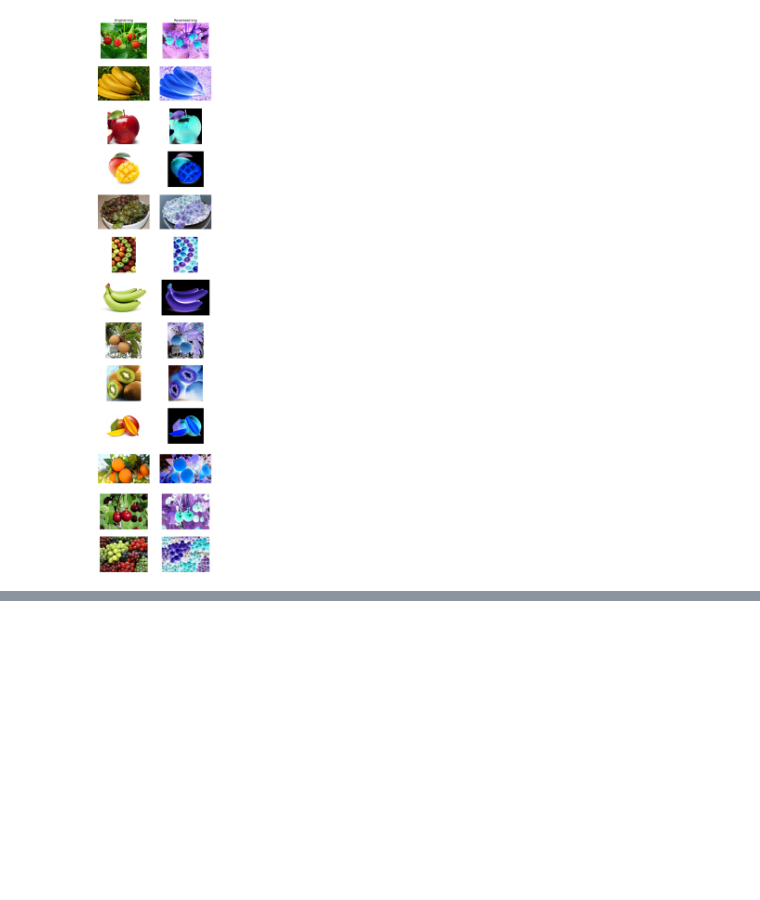
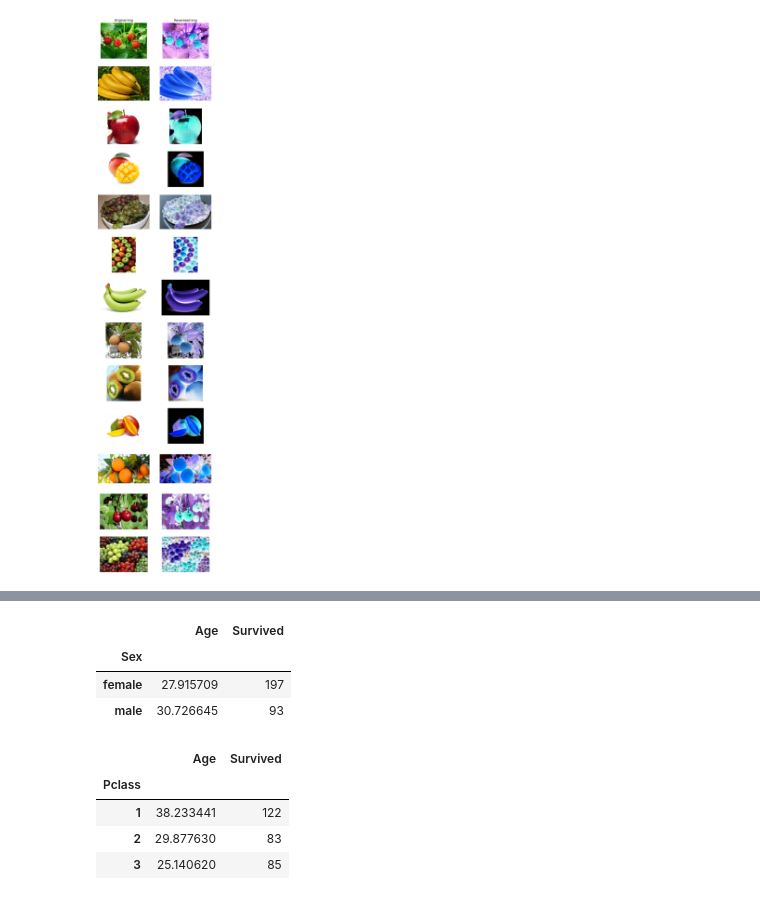
Before and after one commit to julika333/TMS-DS, a Jupyter notebook: lesson_08_numpy/HW_08.ipynb, the cells around one changed output, grey strips where cells are left out. Cells and saved outputs as stored; diff of their text form; code cells hidden in the pictures; blank space fills up the shorter version.

```diff
--- a/lesson_08_numpy/HW_08.ipynb
+++ b/lesson_08_numpy/HW_08.ipynb
@@ -59,0 +123,17 @@ plt.show()
+# %%
+#Средний возраст и количество выживших по полу
+df[df['Age'].notna()].groupby('Sex').agg({'Age': 'mean', 'Survived': 'sum'})
+# %% [output]
+|  | Age | Survived |
+| Sex |  |  |
+| female | 27.915709 | 197 |
+| male | 30.726645 | 93 |
+# %%
+#Средний возраст и количество выживших по классу
+df[df['Age'].notna()].groupby('Pclass').agg({'Age': 'mean', 'Survived': 'sum'})
+# %% [output]
+|  | Age | Survived |
+| Pclass |  |  |
+| 1 | 38.233441 | 122 |
+| 2 | 29.877630 | 83 |
+| 3 | 25.140620 | 85 |
```
Also changed, not shown: parts of 12 cells of this notebook.
